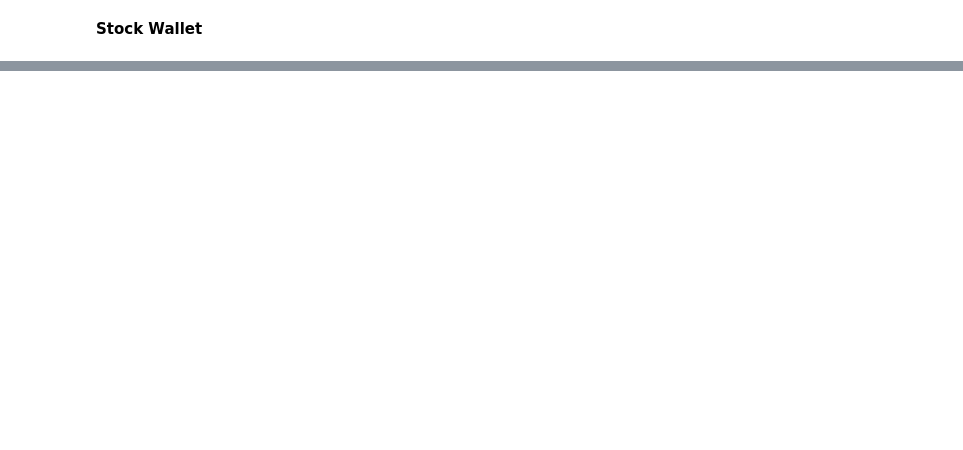
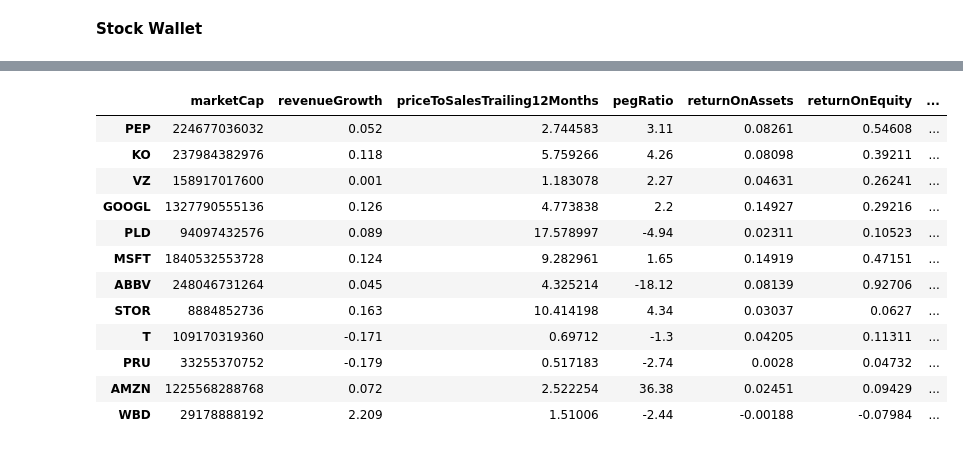
Before and after one commit to hbgit/walletstockanalysis, a Jupyter notebook: ReviewMyWalletStonks_v2.ipynb, the cells around one changed output, grey strips where cells are left out. Cells and saved outputs as stored; diff of their text form; code cells hidden in the pictures; blank space fills up the shorter version.

```diff
--- a/ReviewMyWalletStonks_v2.ipynb
+++ b/ReviewMyWalletStonks_v2.ipynb
@@ -97,6 +101,22 @@ Getting symbol: T
 Getting symbol: GOOGL
 Getting symbol: AMZN
 Getting symbol: WBD
+# %%
+df.sort_values('earningsGrowth')
+# %% [output]
+|  | marketCap | revenueGrowth | priceToSalesTrailing12Months | pegRatio | returnOnAssets | returnOnEquity | ... |
+| PEP | 224677036032 | 0.052 | 2.744583 | 3.11 | 0.08261 | 0.54608 | ... |
+| KO | 237984382976 | 0.118 | 5.759266 | 4.26 | 0.08098 | 0.39211 | ... |
+| VZ | 158917017600 | 0.001 | 1.183078 | 2.27 | 0.04631 | 0.26241 | ... |
+| GOOGL | 1327790555136 | 0.126 | 4.773838 | 2.2 | 0.14927 | 0.29216 | ... |
+| PLD | 94097432576 | 0.089 | 17.578997 | -4.94 | 0.02311 | 0.10523 | ... |
+| MSFT | 1840532553728 | 0.124 | 9.282961 | 1.65 | 0.14919 | 0.47151 | ... |
+| ABBV | 248046731264 | 0.045 | 4.325214 | -18.12 | 0.08139 | 0.92706 | ... |
+| STOR | 8884852736 | 0.163 | 10.414198 | 4.34 | 0.03037 | 0.0627 | ... |
+| T | 109170319360 | -0.171 | 0.69712 | -1.3 | 0.04205 | 0.11311 | ... |
+| PRU | 33255370752 | -0.179 | 0.517183 | -2.74 | 0.0028 | 0.04732 | ... |
+| AMZN | 1225568288768 | 0.072 | 2.522254 | 36.38 | 0.02451 | 0.09429 | ... |
+| WBD | 29178888192 | 2.209 | 1.51006 | -2.44 | -0.00188 | -0.07984 | ... |
 # %%
 df
 # %% [output]
```
Also changed, not shown: parts of 9 cells of this notebook.
